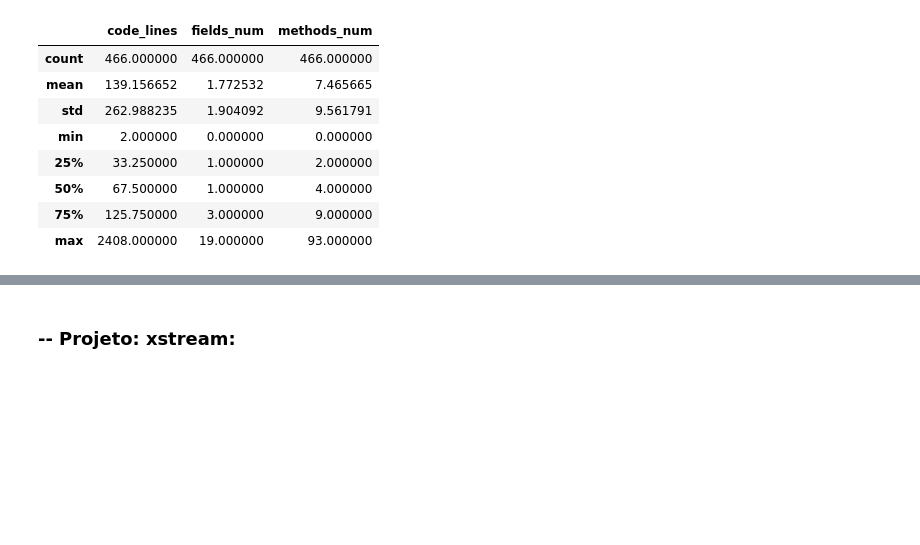
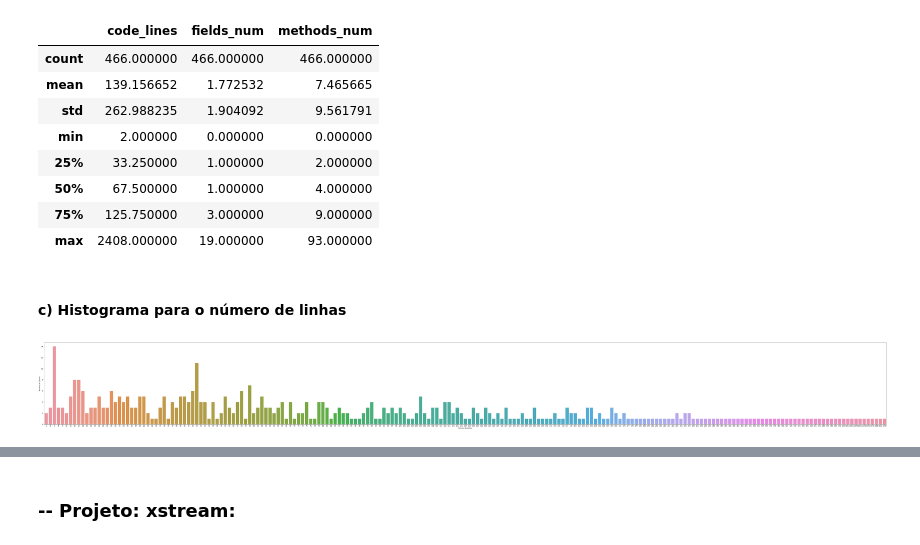
Before and after one commit to brunolmourao/mes-code-smells, a Jupyter notebook: LongLarge/LongLargeJupyter/CSDataAnalysis.ipynb, the cells around one changed output, grey strips where cells are left out. Saved outputs shown, nothing was run; the diff lists cells and outputs as text; code cells hidden in the pictures; blank space fills up the shorter version.

Commit message:
histograms

```diff
--- a/LongLarge/LongLargeJupyter/CSDataAnalysis.ipynb
+++ b/LongLarge/LongLargeJupyter/CSDataAnalysis.ipynb
@@ -37,3 +42,18 @@ comLC.describe()
 | 50% | 67.500000 | 1.000000 | 4.000000 |
 | 75% | 125.750000 | 3.000000 | 9.000000 |
 | max | 2408.000000 | 19.000000 | 93.000000 |
+# %% [markdown]
+#### c) Histograma para o número de linhas
+# %%
+plt.figure(figsize = (100, 10))
+
+numClass = comLC.code_lines.value_counts().values
+linesDist = comLC.code_lines.value_counts().index
+
+sns.barplot(x = linesDist, y = numClass)
+plt.xlabel('Numero de Linhas')
+plt.ylabel('Numero de Classes')
+
+plt.show()
+# %% [output]
+[figure, added]
```
Also changed, not shown: parts of 23 cells of this notebook, 4 other files.
